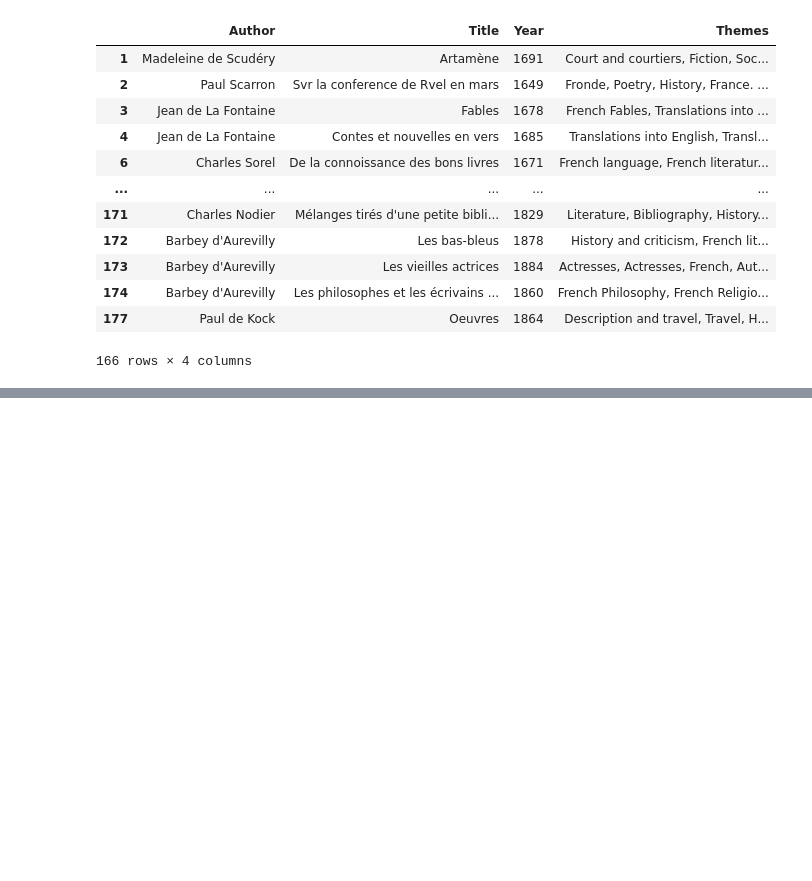
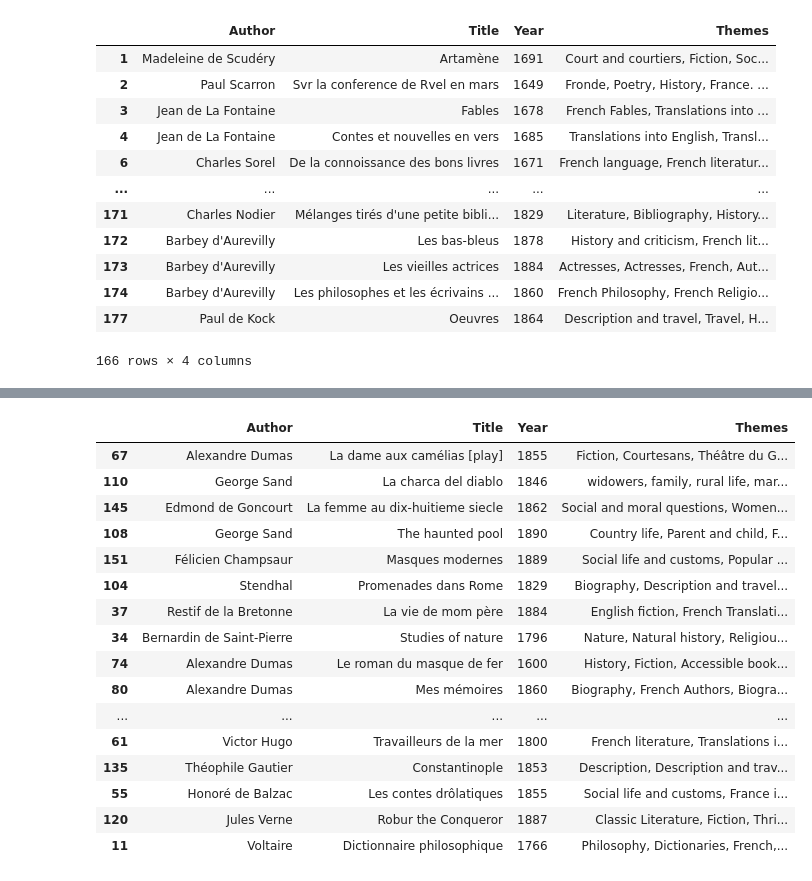
Before and after one commit to lucas-cumunel/libroguessr, a Jupyter notebook: API_Df.ipynb, the cells around one changed output, grey strips where cells are left out. Cells and saved outputs as stored; diff of their text form; code cells hidden in the pictures; blank space fills up the shorter version.

```diff
--- a/API_Df.ipynb
+++ b/API_Df.ipynb
@@ -192,3 +170,6 @@ See the caveats in the documentation: https://pandas.pydata.org/pandas-docs/stab
 166 rows × 4 columns
 # %%
 df_books.to_csv('books.csv', index=False)
+# %%
+df_books = pd.read_csv('C:\\Users\\arnau\\Documents\\Mes documents\\Arnaud\\GitHub\\libroguessr\\Data\\books.csv')
+df_books
@@ -194,0 +190,20 @@ df_books.to_csv('books.csv', index=False)
+# %%
+df_books.sample(20)
+# %% [output]
+|  | Author | Title | Year | Themes |
+| 67 | Alexandre Dumas | La dame aux camélias [play] | 1855 | Fiction, Courtesans, Théâtre du G... |
+| 110 | George Sand | La charca del diablo | 1846 | widowers, family, rural life, mar... |
+| 145 | Edmond de Goncourt | La femme au dix-huitieme siecle | 1862 | Social and moral questions, Women... |
+| 108 | George Sand | The haunted pool | 1890 | Country life, Parent and child, F... |
+| 151 | Félicien Champsaur | Masques modernes | 1889 | Social life and customs, Popular ... |
+| 104 | Stendhal | Promenades dans Rome | 1829 | Biography, Description and travel... |
+| 37 | Restif de la Bretonne | La vie de mom père | 1884 | English fiction, French Translati... |
+| 34 | Bernardin de Saint-Pierre | Studies of nature | 1796 | Nature, Natural history, Religiou... |
+| 74 | Alexandre Dumas | Le roman du masque de fer | 1600 | History, Fiction, Accessible book... |
+| 80 | Alexandre Dumas | Mes mémoires | 1860 | Biography, French Authors, Biogra... |
+| ... | ... | ... | ... | ... |
+| 61 | Victor Hugo | Travailleurs de la mer | 1800 | French literature, Translations i... |
+| 135 | Théophile Gautier | Constantinople | 1853 | Description, Description and trav... |
+| 55 | Honoré de Balzac | Les contes drôlatiques | 1855 | Social life and customs, France i... |
+| 120 | Jules Verne | Robur the Conqueror | 1887 | Classic Literature, Fiction, Thri... |
+| 11 | Voltaire | Dictionnaire philosophique | 1766 | Philosophy, Dictionaries, French,... |
```
Also changed, not shown: parts of 5 cells of this notebook.
